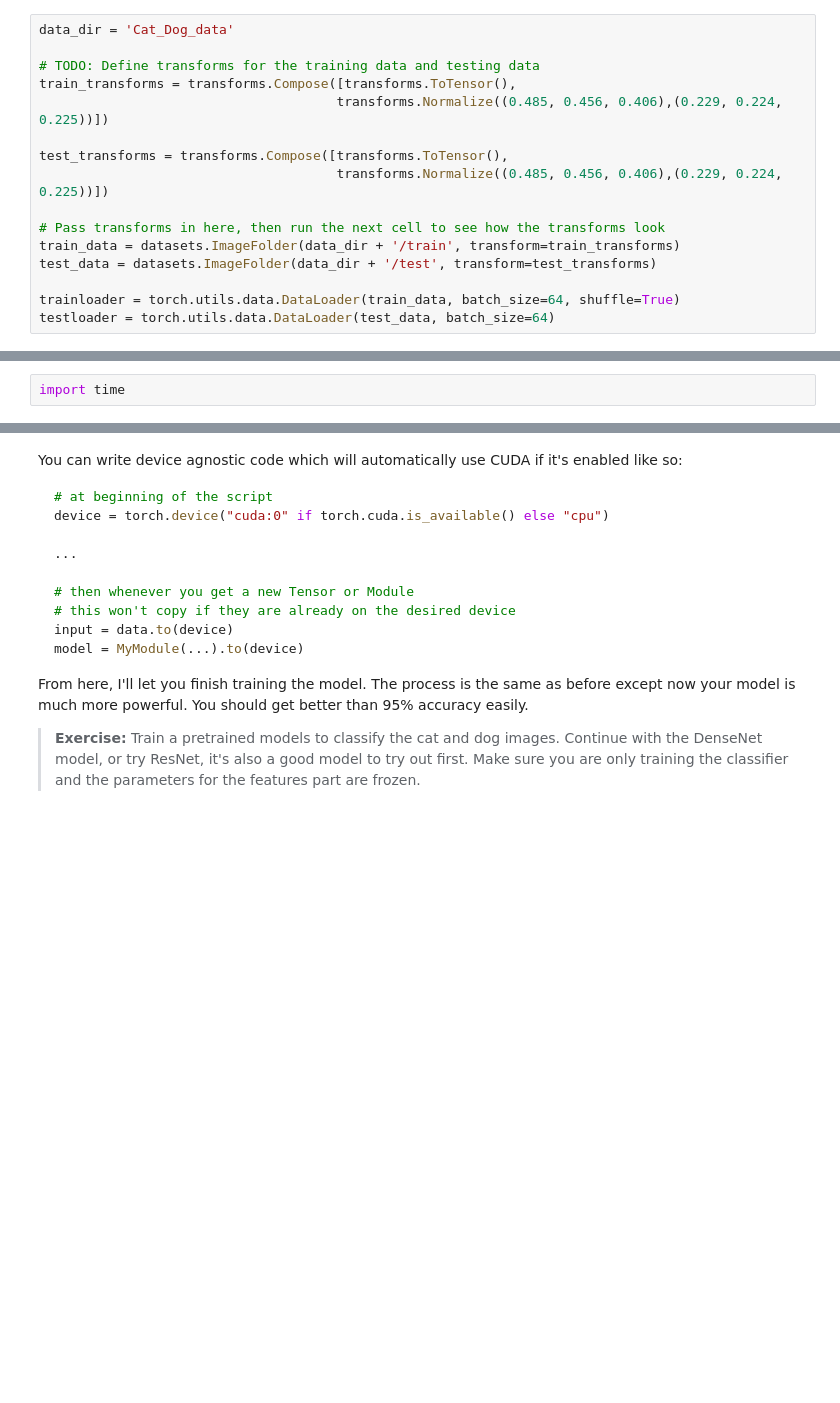
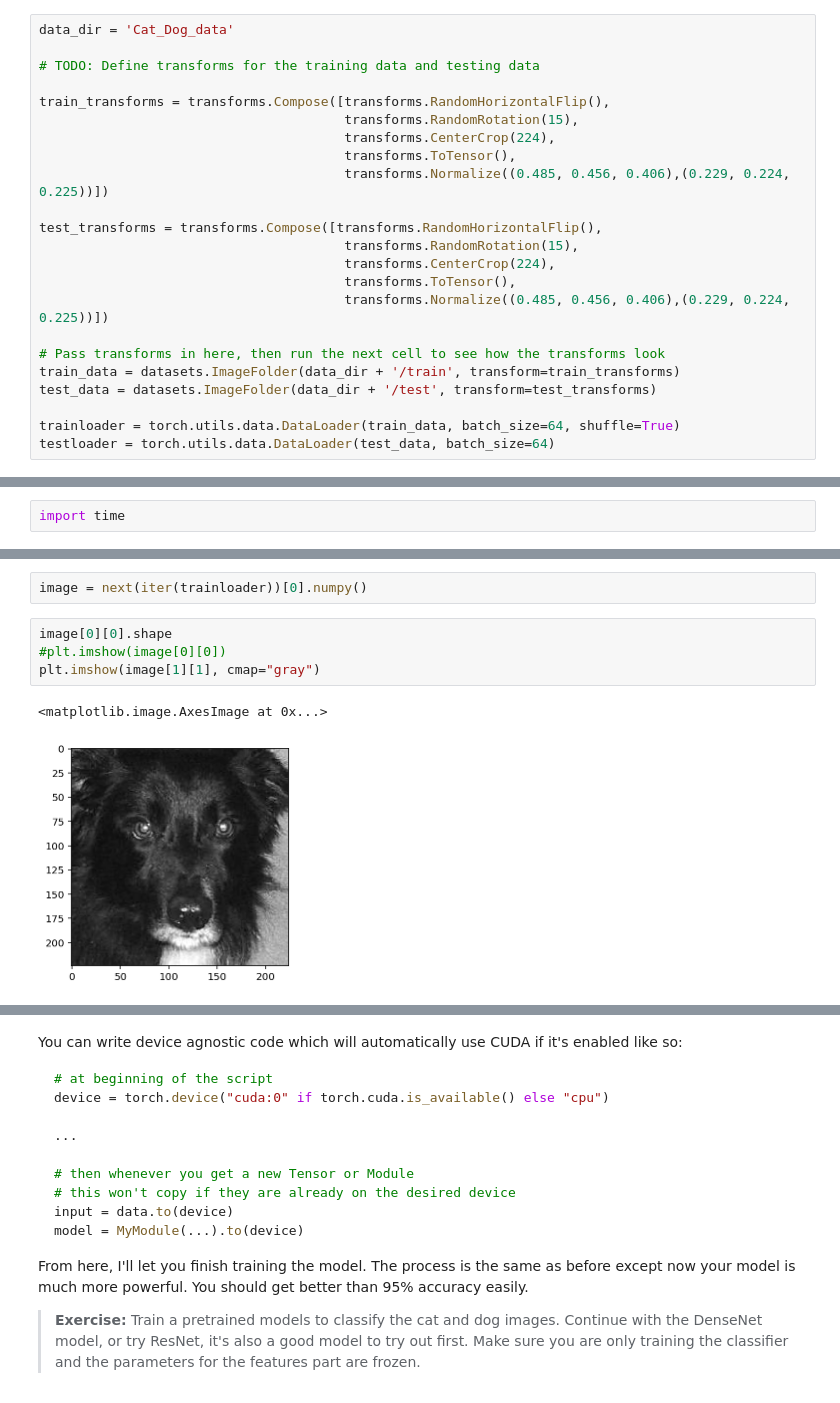
Before and after one commit to theoptips/deep-learning-v2-pytorch, a Jupyter notebook: intro-to-pytorch/Part 8 - Transfer Learning (Exercises).ipynb, the cells around one changed output, grey strips where cells are left out. Drawn from its saved outputs; the diff is of its cells as text; blank space fills up the shorter version.

```diff
--- a/intro-to-pytorch/Part 8 - Transfer Learning (Exercises).ipynb
+++ b/intro-to-pytorch/Part 8 - Transfer Learning (Exercises).ipynb
@@ -25,11 +25,18 @@ Most of the pretrained models require the input to be 224x224 images. Also, we'l
 data_dir = 'Cat_Dog_data'
 
 # TODO: Define transforms for the training data and testing data
-train_transforms = transforms.Compose([transforms.ToTensor(),
-                                      transforms.Normalize((0.485, 0.456, 0.406),(0.229, 0.224, 0.225))])
 
-test_transforms = transforms.Compose([transforms.ToTensor(),
-                                      transforms.Normalize((0.485, 0.456, 0.406),(0.229, 0.224, 0.225))])
+train_transforms = transforms.Compose([transforms.RandomHorizontalFlip(),
+                                       transforms.RandomRotation(15),
+                                       transforms.CenterCrop(224),
+                                       transforms.ToTensor(),
+                                       transforms.Normalize((0.485, 0.456, 0.406),(0.229, 0.224, 0.225))])
+
+test_transforms = transforms.Compose([transforms.RandomHorizontalFlip(),
+                                       transforms.RandomRotation(15),
+                                       transforms.CenterCrop(224),
+                                       transforms.ToTensor(),
+                                       transforms.Normalize((0.485, 0.456, 0.406),(0.229, 0.224, 0.225))])
 
 # Pass transforms in here, then run the next cell to see how the transforms look
 train_data = datasets.ImageFolder(data_dir + '/train', transform=train_transforms)
@@ -69 +112,10 @@ import time
+# %%
+image = next(iter(trainloader))[0].numpy()
+# %%
+image[0][0].shape
+#plt.imshow(image[0][0])
+plt.imshow(image[1][1], cmap="gray")
+# %% [output]
+<matplotlib.image.AxesImage at 0x...>
+[figure, added]
 # %%
```
Also changed, not shown: parts of 6 cells of this notebook.
